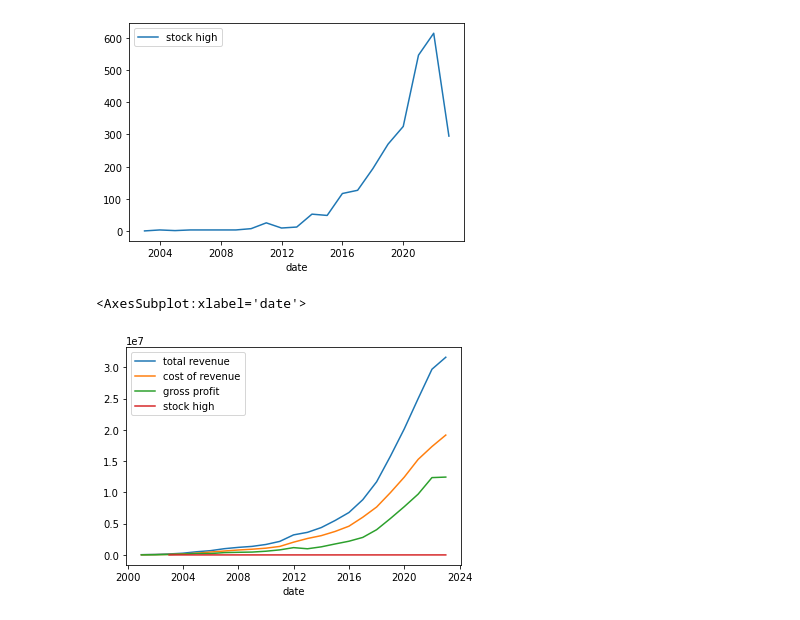
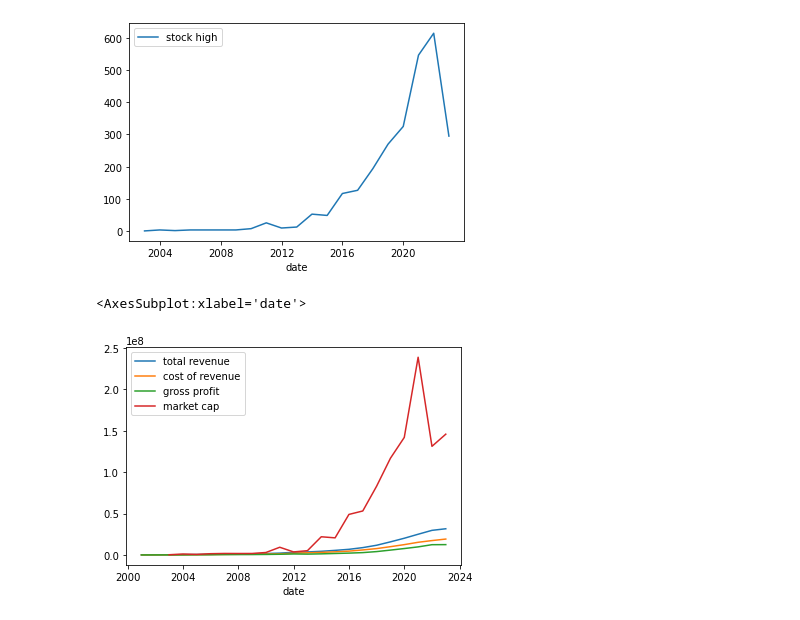
Before and after one commit to IanMcHall/NetflixAnalysis, a Jupyter notebook: NET Analysis.ipynb, the cells around one changed output. Saved outputs shown, nothing was run; the diff lists cells and outputs as text; code cells hidden in the pictures.

```diff
--- a/NET Analysis.ipynb
+++ b/NET Analysis.ipynb
@@ -37,7 +37,7 @@ df1.sort_values(by='id', ascending=False)
 | 0 | 0.0 | 2022-12-31 | 31615600.0 | 19168300.0 | 12447300.0 |
 # %%
 #Here I am renaming the 'idstocks' column to 'id', to better match df1
-df2.columns = ['id', 'date', 'stock open', 'stock high', 'stock low', 'stock close']
+df2.columns = ['id', 'date', 'stock open', 'stock high', 'stock low', 'stock close', 'market cap']
 #stock prices rounded to nearest dollar. Some dates rounded from the closest day stocks were traded.
 df2.sort_values(by='id', ascending=False)
 # %% [output]
@@ -115,7 +114,7 @@ df2.plot(x='date', y='stock high')
 # %%
 #The stock dates are from 'date_y', which is why that line isn't displayign correctly. How can I fix this?
 #The revenue is in the millions, while the stock price only ever reaches a few hundred dollars. How can I display the relation with such a massive difference?
-df.plot(x='date', y=['total revenue', 'cost of revenue', 'gross profit', 'stock high'])
+df.plot(x='date', y=['total revenue', 'cost of revenue', 'gross profit', 'market cap'])
 # %% [output]
 <AxesSubplot:xlabel='date'>
-[figure, old version]
+[figure, new version]
```
Also changed, not shown: parts of 5 cells of this notebook.
